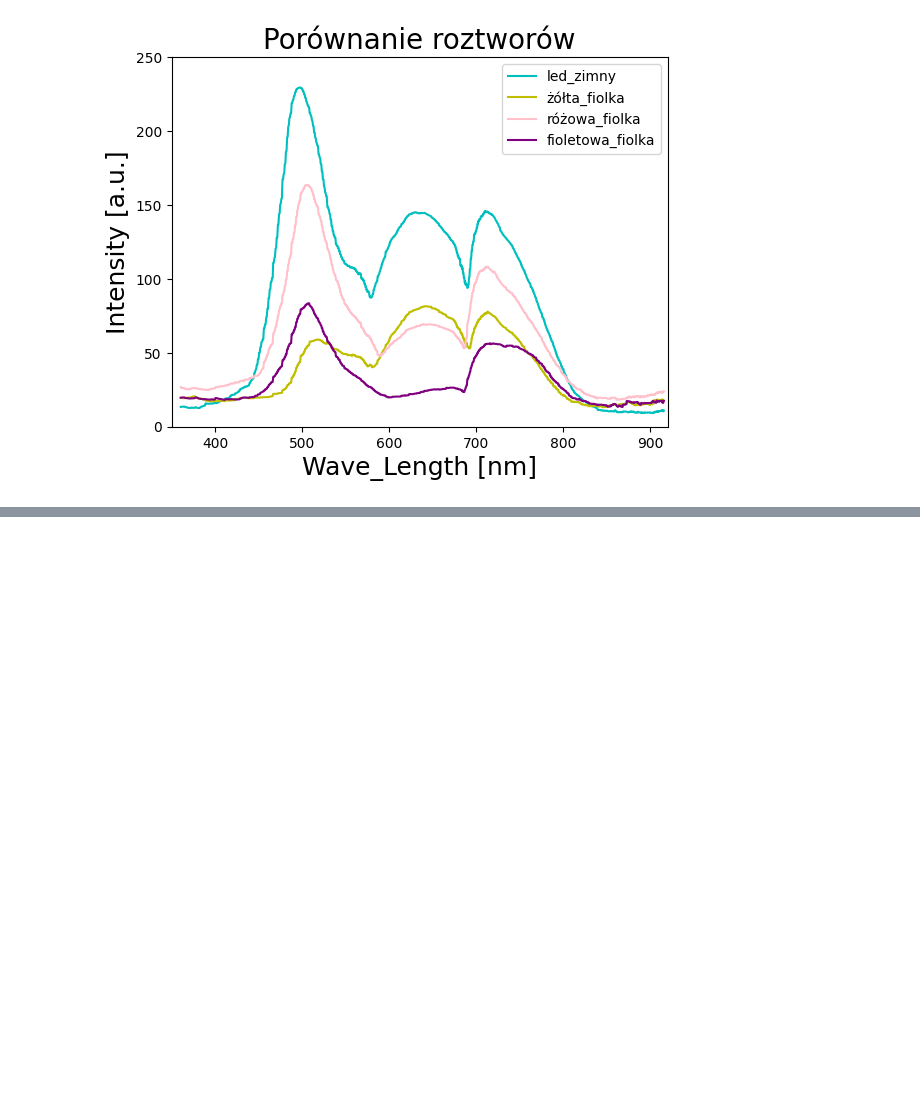
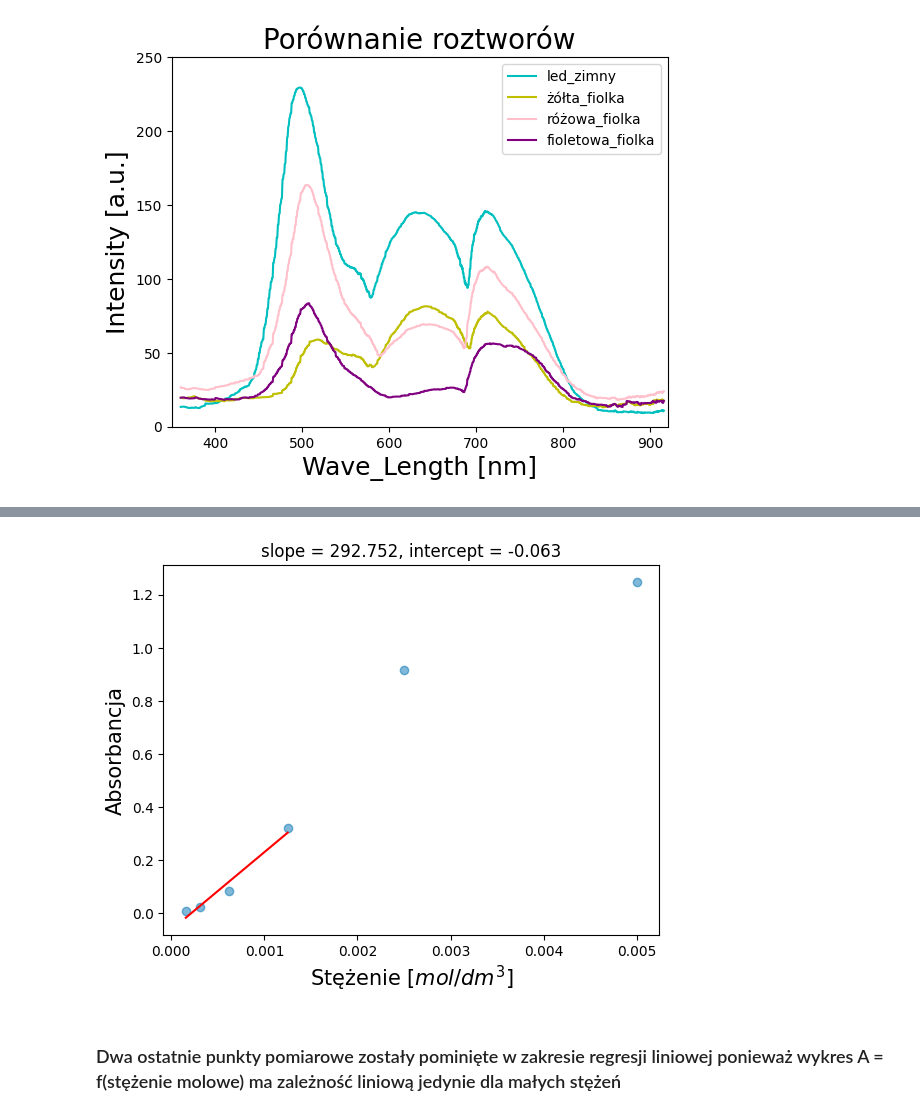
Before and after one commit to irozalski/Sensor_technology-analysis, a Jupyter notebook: spectrophotometric/Spektro.ipynb, the cells around one changed output, grey strips where cells are left out. Cells and saved outputs as stored; diff of their text form; code cells hidden in the pictures; blank space fills up the shorter version.

```diff
--- a/spectrophotometric/Spektro.ipynb
+++ b/spectrophotometric/Spektro.ipynb
@@ -314,0 +427,22 @@ plt.show()
+# %%
+x = fiolki.loc[1:6]['Stężenie']
+y = fiolki.loc[1:6]['Absorbancja']
+
+x1 = np.asarray(fiolki.loc[1:4]['Stężenie'], dtype='float')
+
+y1 = np.asarray(fiolki.loc[1:4]['Absorbancja'], dtype='float')
+
+m, b = np.polyfit(x1, y1, 1)
+
+plt.xlabel('Stężenie [$mol/dm^3$]', fontsize = 15)
+plt.ylabel('Absorbancja', fontsize = 15)
+plt.scatter(x, y, alpha=0.5)
+
+plt.plot(x1, m*x1+b, color='red')
+
+plt.title(f'slope = {round(m, 3)}, intercept = {round(b, 3)}')
+plt.show()
+# %% [output]
+[figure, added]
+# %% [markdown]
+### Dwa ostatnie punkty pomiarowe zostały pominięte w zakresie regresji liniowej ponieważ wykres A = f(stężenie molowe) ma zależność liniową jedynie dla małych stężeń
```
Also changed, not shown: parts of 18 cells of this notebook.
